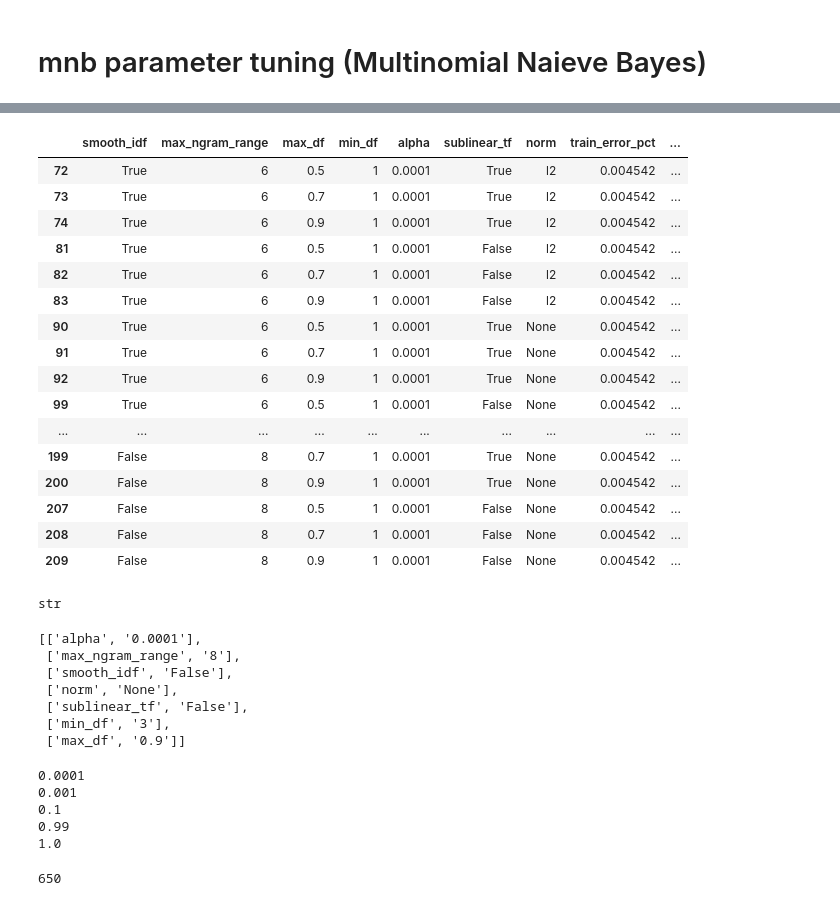
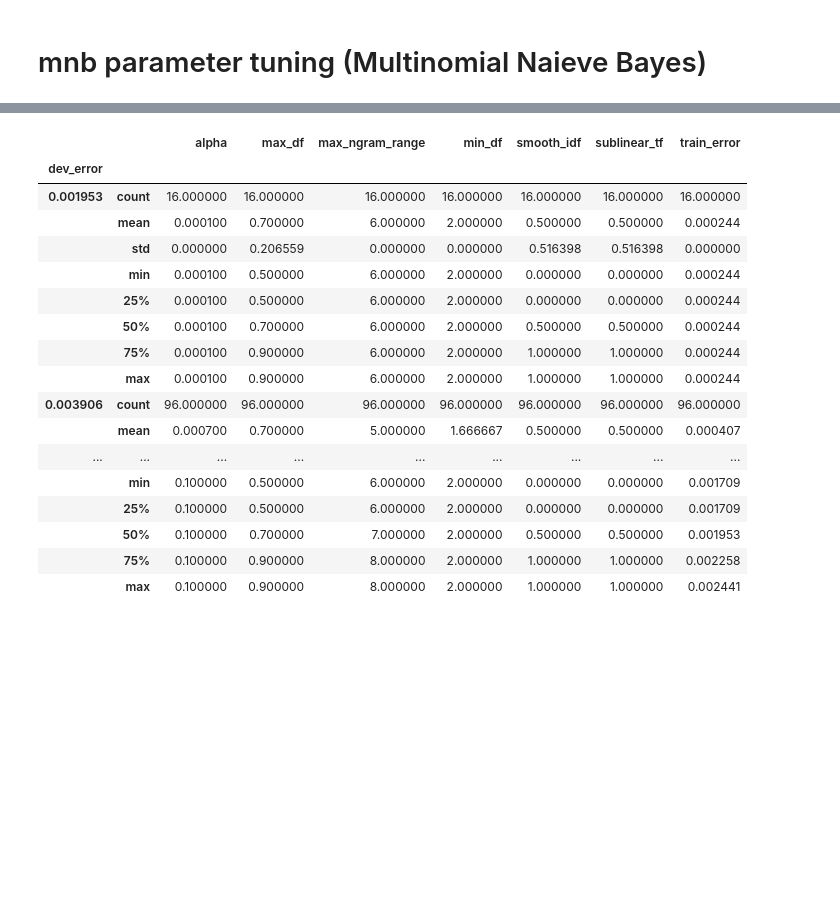
Before and after one commit to kbroughton/isa-classifier, a Jupyter notebook: sklearn/mnb-parameter-tuning.ipynb, the cells around one changed output, grey strips where cells are left out. Cells and saved outputs as stored; diff of their text form; code cells hidden in the pictures; blank space fills up the shorter version.

```diff
--- a/sklearn/mnb-parameter-tuning.ipynb
+++ b/sklearn/mnb-parameter-tuning.ipynb
@@ -225,47 +213,0 @@ res.groupby(by='train_error_pct').describe()
-# %%
-res.loc[res['train_error_pct'] == 0.00454215116279]
-# %% [output]
-|  | smooth_idf | max_ngram_range | max_df | min_df | alpha | sublinear_tf | norm | train_error_pct | ... |
-| 72 | True | 6 | 0.5 | 1 | 0.0001 | True | l2 | 0.004542 | ... |
-| 73 | True | 6 | 0.7 | 1 | 0.0001 | True | l2 | 0.004542 | ... |
-| 74 | True | 6 | 0.9 | 1 | 0.0001 | True | l2 | 0.004542 | ... |
-| 81 | True | 6 | 0.5 | 1 | 0.0001 | False | l2 | 0.004542 | ... |
-| 82 | True | 6 | 0.7 | 1 | 0.0001 | False | l2 | 0.004542 | ... |
-| 83 | True | 6 | 0.9 | 1 | 0.0001 | False | l2 | 0.004542 | ... |
-| 90 | True | 6 | 0.5 | 1 | 0.0001 | True | None | 0.004542 | ... |
-| 91 | True | 6 | 0.7 | 1 | 0.0001 | True | None | 0.004542 | ... |
-| 92 | True | 6 | 0.9 | 1 | 0.0001 | True | None | 0.004542 | ... |
-| 99 | True | 6 | 0.5 | 1 | 0.0001 | False | None | 0.004542 | ... |
-| ... | ... | ... | ... | ... | ... | ... | ... | ... | ... |
-| 199 | False | 8 | 0.7 | 1 | 0.0001 | True | None | 0.004542 | ... |
-| 200 | False | 8 | 0.9 | 1 | 0.0001 | True | None | 0.004542 | ... |
-| 207 | False | 8 | 0.5 | 1 | 0.0001 | False | None | 0.004542 | ... |
-| 208 | False | 8 | 0.7 | 1 | 0.0001 | False | None | 0.004542 | ... |
-| 209 | False | 8 | 0.9 | 1 | 0.0001 | False | None | 0.004542 | ... |
-# %%
-type(res['train_error_pct'][0])
-# %% [output]
-str
-# %%
- map(lambda x: x.split('='), st.split(', '))
-# %% [output]
-[['alpha', '0.0001'],
- ['max_ngram_range', '8'],
- ['smooth_idf', 'False'],
- ['norm', 'None'],
- ['sublinear_tf', 'False'],
- ['min_df', '3'],
- ['max_df', '0.9']]
-# %%
-for alpha in params['alpha']:
-    print(alpha)
-# %% [output]
-0.0001
-0.001
-0.1
-0.99
-1.0
-# %%
-len(results)
-# %% [output]
-650
@@ -922,0 +214,21 @@ dev error: 0.319602272727%
+# %%
+df_mnb.groupby(by='dev_error').describe()
+# %% [output]
+|  |  | alpha | max_df | max_ngram_range | min_df | smooth_idf | sublinear_tf | train_error |
+| dev_error |  |  |  |  |  |  |  |  |
+| 0.001953 | count | 16.000000 | 16.000000 | 16.000000 | 16.000000 | 16.000000 | 16.000000 | 16.000000 |
+|  | mean | 0.000100 | 0.700000 | 6.000000 | 2.000000 | 0.500000 | 0.500000 | 0.000244 |
+|  | std | 0.000000 | 0.206559 | 0.000000 | 0.000000 | 0.516398 | 0.516398 | 0.000000 |
+|  | min | 0.000100 | 0.500000 | 6.000000 | 2.000000 | 0.000000 | 0.000000 | 0.000244 |
+|  | 25% | 0.000100 | 0.500000 | 6.000000 | 2.000000 | 0.000000 | 0.000000 | 0.000244 |
+|  | 50% | 0.000100 | 0.700000 | 6.000000 | 2.000000 | 0.500000 | 0.500000 | 0.000244 |
+|  | 75% | 0.000100 | 0.900000 | 6.000000 | 2.000000 | 1.000000 | 1.000000 | 0.000244 |
+|  | max | 0.000100 | 0.900000 | 6.000000 | 2.000000 | 1.000000 | 1.000000 | 0.000244 |
+| 0.003906 | count | 96.000000 | 96.000000 | 96.000000 | 96.000000 | 96.000000 | 96.000000 | 96.000000 |
+|  | mean | 0.000700 | 0.700000 | 5.000000 | 1.666667 | 0.500000 | 0.500000 | 0.000407 |
+| ... | ... | ... | ... | ... | ... | ... | ... | ... |
+|  | min | 0.100000 | 0.500000 | 6.000000 | 2.000000 | 0.000000 | 0.000000 | 0.001709 |
+|  | 25% | 0.100000 | 0.500000 | 6.000000 | 2.000000 | 0.000000 | 0.000000 | 0.001709 |
+|  | 50% | 0.100000 | 0.700000 | 7.000000 | 2.000000 | 0.500000 | 0.500000 | 0.001953 |
+|  | 75% | 0.100000 | 0.900000 | 8.000000 | 2.000000 | 1.000000 | 1.000000 | 0.002258 |
+|  | max | 0.100000 | 0.900000 | 8.000000 | 2.000000 | 1.000000 | 1.000000 | 0.002441 |
```
Also changed, not shown: parts of 35 cells of this notebook.
